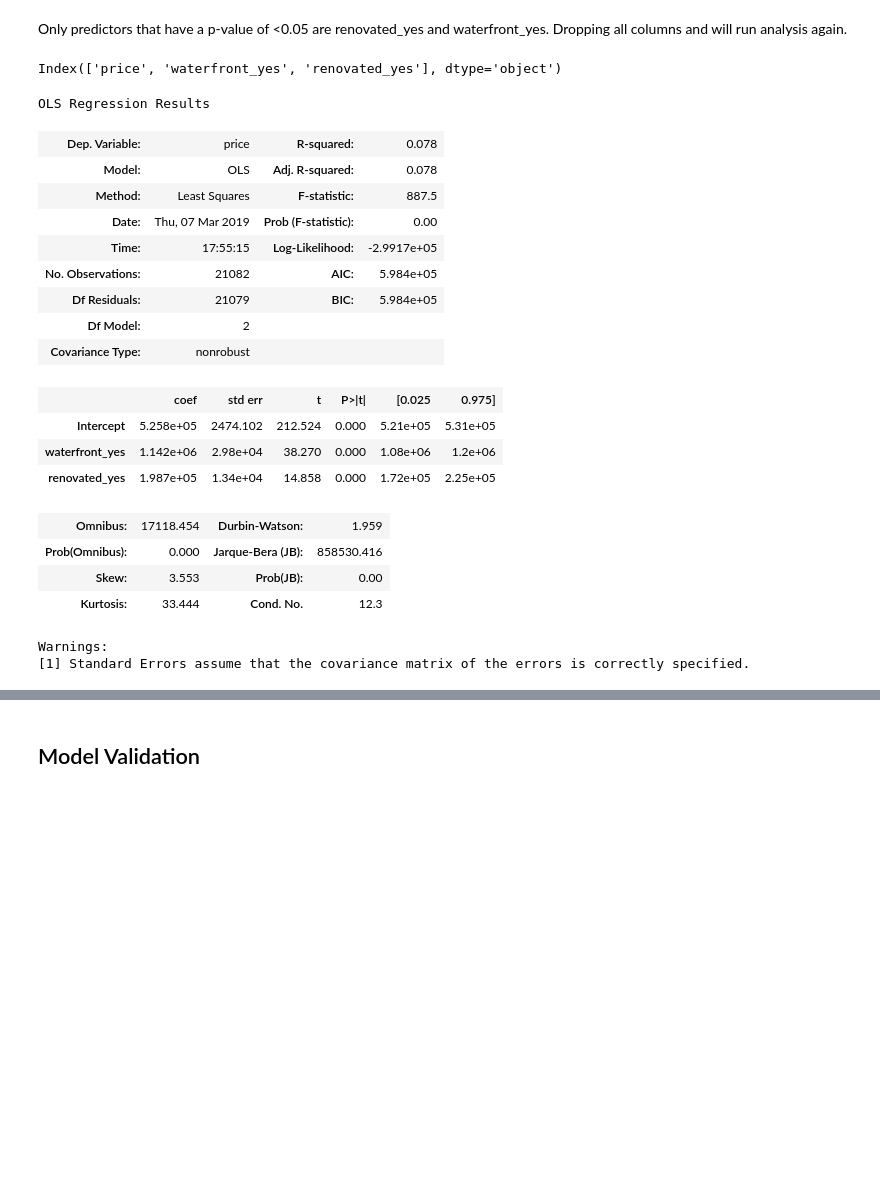
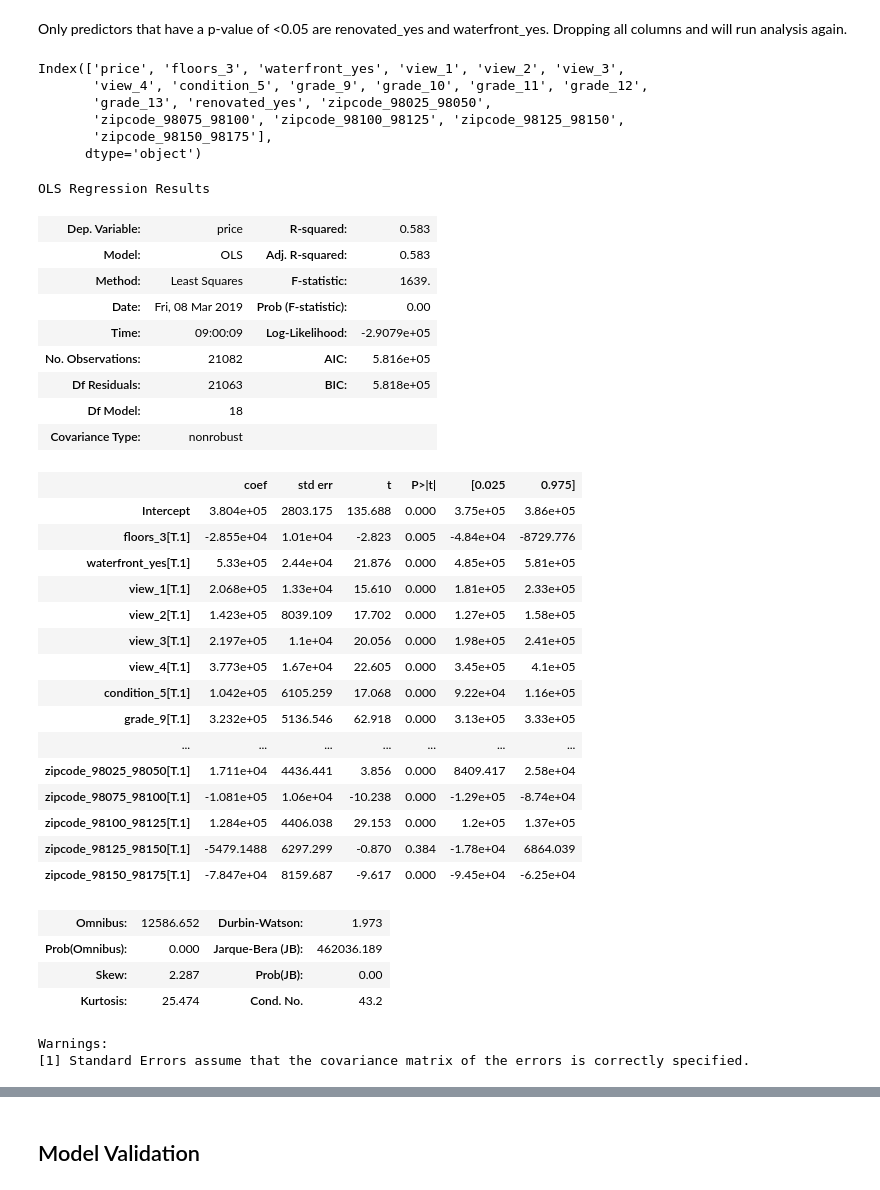
Before and after one commit to josephguy02/Module_1_project, a Jupyter notebook: student.ipynb, the cells around one changed output, grey strips where cells are left out. Saved outputs shown, nothing was run; the diff lists cells and outputs as text; code cells hidden in the pictures; blank space fills up the shorter version.

```diff
--- a/student.ipynb
+++ b/student.ipynb
@@ -411,7 +446,7 @@ df.to_csv('student_scrub.csv')
 # %% [markdown]
 ## Exploring
 # %%
-for cat_names in df.iloc[:,13:].columns:
+for cat_names in df.iloc[:,12:].columns:
          df[cat_names] = df[cat_names].astype('category')
 # %%
 df.describe()
@@ -727,5 +776,5 @@ Index(['price', 'bedrooms', 'bathrooms', 'sqft_living', 'sqft_lot',
       dtype='object')
 # %%
 df_cat = df_cat.drop(['bedrooms', 'bathrooms', 'sqft_living', 'sqft_lot',
-       'sqft_above', 'sqft_basement', 'yr_built', 'zipcode', 'lat', 'long',
+       'sqft_above', 'sqft_basement', 'yr_built', 'lat', 'long',
        'sqft_living15', 'sqft_lot15'], axis=1)
@@ -742,3 +783,5 @@ Index(['price', 'floors_1', 'floors_2', 'floors_3', 'waterfront_no',
+# %%
+df_cat1 = df_cat.drop(['floors_1', 'waterfront_no', 'view_0', 'condition_1', 'grade_3', 'renovated_no', 'zipcode_98175_98200'], axis=1)
 # %%
 import statsmodels.formula.api as smf
 from statsmodels.formula.api import ols
@@ -786,40 +827,54 @@ strong multicollinearity problems or that the design matrix is singular.
 # %% [markdown]
 Only predictors that have a p-value of <0.05 are renovated_yes and waterfront_yes.  Dropping all columns and will run analysis again.
 # %%
-df_cat = df_cat.drop(['floors_1', 'floors_2', 'floors_3', 'waterfront_no',
-       'view_0', 'view_1', 'view_2', 'view_3', 'view_4',
-       'condition_1', 'condition_2', 'condition_3', 'condition_4',
-       'condition_5', 'grade_3', 'grade_4', 'grade_5', 'grade_6', 'grade_7',
-       'grade_8', 'grade_9', 'grade_10', 'grade_11', 'grade_12', 'grade_13',
-       'renovated_no'], axis=1)
+df_cat1 = df_cat1.drop(['floors_2', 'condition_2', 'condition_3', 'condition_4',
+       'grade_4', 'grade_5', 'grade_6', 'grade_7',
+       'grade_8', 'zipcode_98000_98025', 'zipcode_98050_98075'], axis=1)
 # %%
-df_cat.columns
+df_cat1.columns
 # %% [output]
-Index(['price', 'waterfront_yes', 'renovated_yes'], dtype='object')
+Index(['price', 'floors_3', 'waterfront_yes', 'view_1', 'view_2', 'view_3',
+       'view_4', 'condition_5', 'grade_9', 'grade_10', 'grade_11', 'grade_12',
+       'grade_13', 'renovated_yes', 'zipcode_98025_98050',
+       'zipcode_98075_98100', 'zipcode_98100_98125', 'zipcode_98125_98150',
+       'zipcode_98150_98175'],
+      dtype='object')
 # %%
-predictors1 = df_cat.drop('price', axis=1)
-pred_sum = "+".join(predictors1.columns)
+predictors12 = df_cat1.drop('price', axis=1)
+pred_sum = "+".join(predictors12.columns)
 formula = 'price' + "~" + pred_sum
-model = ols(formula= formula, data=df_cat).fit()
+model = ols(formula= formula, data=df_cat1).fit()
 model.summary()
 # %% [output]
 OLS Regression Results
-| Dep. Variable: | price | R-squared: | 0.078 |
-| Model: | OLS | Adj. R-squared: | 0.078 |
-| Method: | Least Squares | F-statistic: | 887.5 |
-| Date: | Thu, 07 Mar 2019 | Prob (F-statistic): | 0.00 |
-| Time: | 17:55:15 | Log-Likelihood: | -2.9917e+05 |
-| No. Observations: | 21082 | AIC: | 5.984e+05 |
-| Df Residuals: | 21079 | BIC: | 5.984e+05 |
-| Df Model: | 2 |  |  |
+| Dep. Variable: | price | R-squared: | 0.583 |
+| Model: | OLS | Adj. R-squared: | 0.583 |
+| Method: | Least Squares | F-statistic: | 1639. |
+| Date: | Fri, 08 Mar 2019 | Prob (F-statistic): | 0.00 |
+| Time: | 09:00:09 | Log-Likelihood: | -2.9079e+05 |
+| No. Observations: | 21082 | AIC: | 5.816e+05 |
+| Df Residuals: | 21063 | BIC: | 5.818e+05 |
+| Df Model: | 18 |  |  |
 | Covariance Type: | nonrobust |  |  |
 |  | coef | std err | t | P>|t| | [0.025 | 0.975] |
-| Intercept | 5.258e+05 | 2474.102 | 212.524 | 0.000 | 5.21e+05 | 5.31e+05 |
-| waterfront_yes | 1.142e+06 | 2.98e+04 | 38.270 | 0.000 | 1.08e+06 | 1.2e+06 |
-| renovated_yes | 1.987e+05 | 1.34e+04 | 14.858 | 0.000 | 1.72e+05 | 2.25e+05 |
+| Intercept | 3.804e+05 | 2803.175 | 135.688 | 0.000 | 3.75e+05 | 3.86e+05 |
+| floors_3[T.1] | -2.855e+04 | 1.01e+04 | -2.823 | 0.005 | -4.84e+04 | -8729.776 |
+| waterfront_yes[T.1] | 5.33e+05 | 2.44e+04 | 21.876 | 0.000 | 4.85e+05 | 5.81e+05 |
+| view_1[T.1] | 2.068e+05 | 1.33e+04 | 15.610 | 0.000 | 1.81e+05 | 2.33e+05 |
+| view_2[T.1] | 1.423e+05 | 8039.109 | 17.702 | 0.000 | 1.27e+05 | 1.58e+05 |
+| view_3[T.1] | 2.197e+05 | 1.1e+04 | 20.056 | 0.000 | 1.98e+05 | 2.41e+05 |
+| view_4[T.1] | 3.773e+05 | 1.67e+04 | 22.605 | 0.000 | 3.45e+05 | 4.1e+05 |
+| condition_5[T.1] | 1.042e+05 | 6105.259 | 17.068 | 0.000 | 9.22e+04 | 1.16e+05 |
+| grade_9[T.1] | 3.232e+05 | 5136.546 | 62.918 | 0.000 | 3.13e+05 | 3.33e+05 |
+| ... | ... | ... | ... | ... | ... | ... |
+| zipcode_98025_98050[T.1] | 1.711e+04 | 4436.441 | 3.856 | 0.000 | 8409.417 | 2.58e+04 |
+| zipcode_98075_98100[T.1] | -1.081e+05 | 1.06e+04 | -10.238 | 0.000 | -1.29e+05 | -8.74e+04 |
+| zipcode_98100_98125[T.1] | 1.284e+05 | 4406.038 | 29.153 | 0.000 | 1.2e+05 | 1.37e+05 |
+| zipcode_98125_98150[T.1] | -5479.1488 | 6297.299 | -0.870 | 0.384 | -1.78e+04 | 6864.039 |
+| zipcode_98150_98175[T.1] | -7.847e+04 | 8159.687 | -9.617 | 0.000 | -9.45e+04 | -6.25e+04 |
-| Omnibus: | 17118.454 | Durbin-Watson: | 1.959 |
-| Prob(Omnibus): | 0.000 | Jarque-Bera (JB): | 858530.416 |
-| Skew: | 3.553 | Prob(JB): | 0.00 |
-| Kurtosis: | 33.444 | Cond. No. | 12.3 |
+| Omnibus: | 12586.652 | Durbin-Watson: | 1.973 |
+| Prob(Omnibus): | 0.000 | Jarque-Bera (JB): | 462036.189 |
+| Skew: | 2.287 | Prob(JB): | 0.00 |
+| Kurtosis: | 25.474 | Cond. No. | 43.2 |
 Warnings:
 [1] Standard Errors assume that the covariance matrix of the errors is correctly specified.
```
Also changed, not shown: parts of 75 cells of this notebook.
